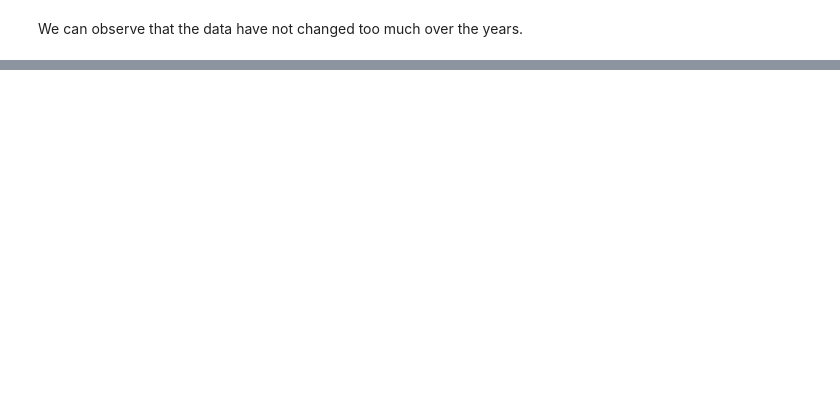
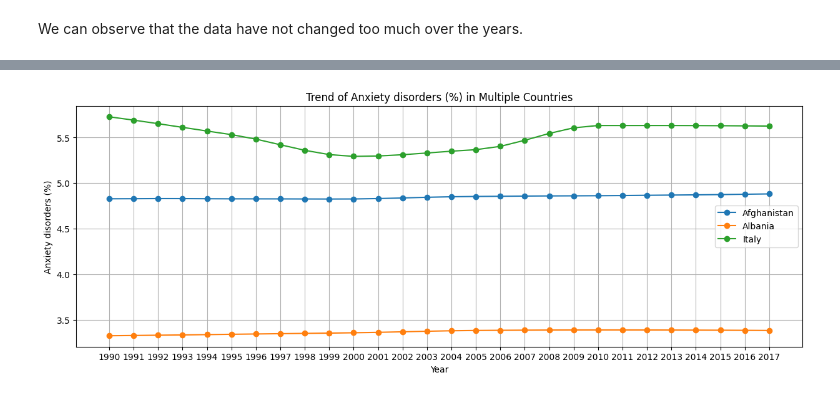
Before and after one commit to AlessandroSignoretto/Social_research_project, a Jupyter notebook: Social_research_project.ipynb, the cells around one changed output, grey strips where cells are left out. Cells and saved outputs as stored; diff of their text form; code cells hidden in the pictures; blank space fills up the shorter version.

```diff
--- a/Social_research_project.ipynb
+++ b/Social_research_project.ipynb
@@ -285,0 +287,21 @@ memory usage: 3.5+ KB
+# %%
+# Function for visualizing the time line of the diseases in smultiple countries
+def plot_trend_multiple_countries(countries, disorder):
+    plt.figure(figsize=(15, 5))
+
+    for country in countries:
+        country_data = mental_health1[mental_health1['Entity'] == country]
+        plt.plot(country_data['Year'], country_data[disorder], marker='o', label=country)
+
+    plt.title(f'Trend of {disorder} in Multiple Countries')
+    plt.xlabel('Year')
+    plt.ylabel(disorder)
+    plt.legend()
+    plt.grid(True)
+    plt.show()
+
+# Esempio di visualizzazione per alcuni paesi
+countries_to_compare = ['Afghanistan', 'Albania', 'Italy']
+plot_trend_multiple_countries(countries_to_compare, 'Anxiety disorders (%)')
+# %% [output]
+[figure, added]
```
Also changed, not shown: parts of 10 cells of this notebook.
